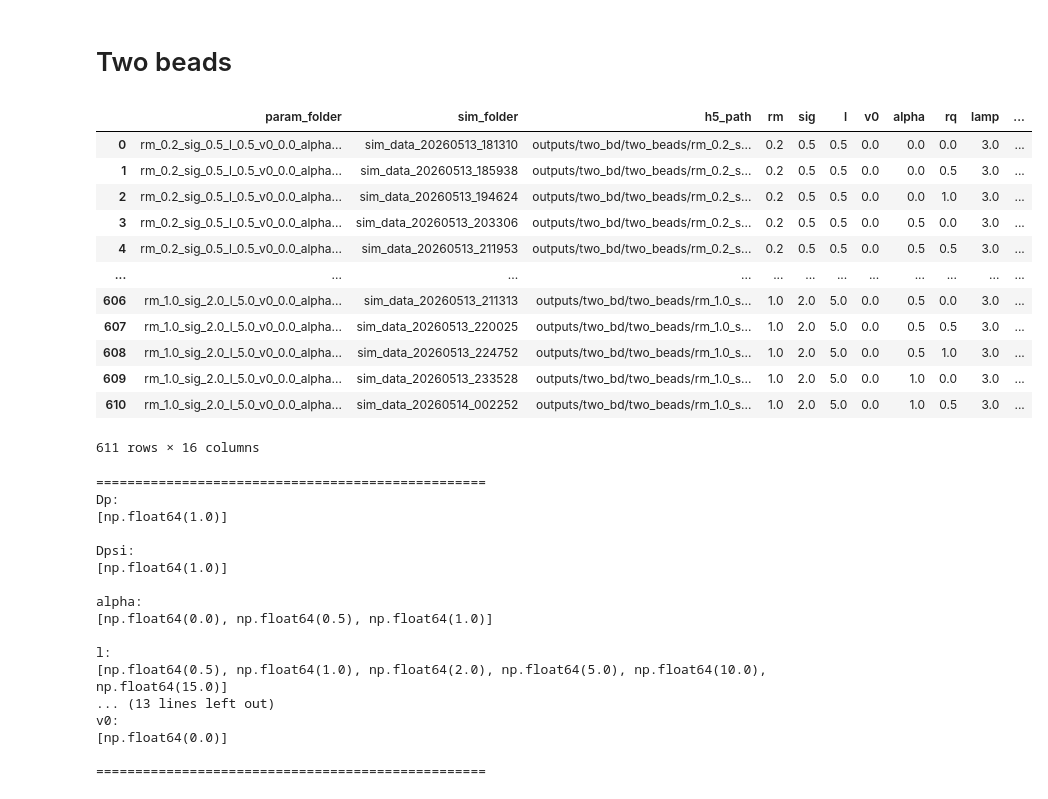
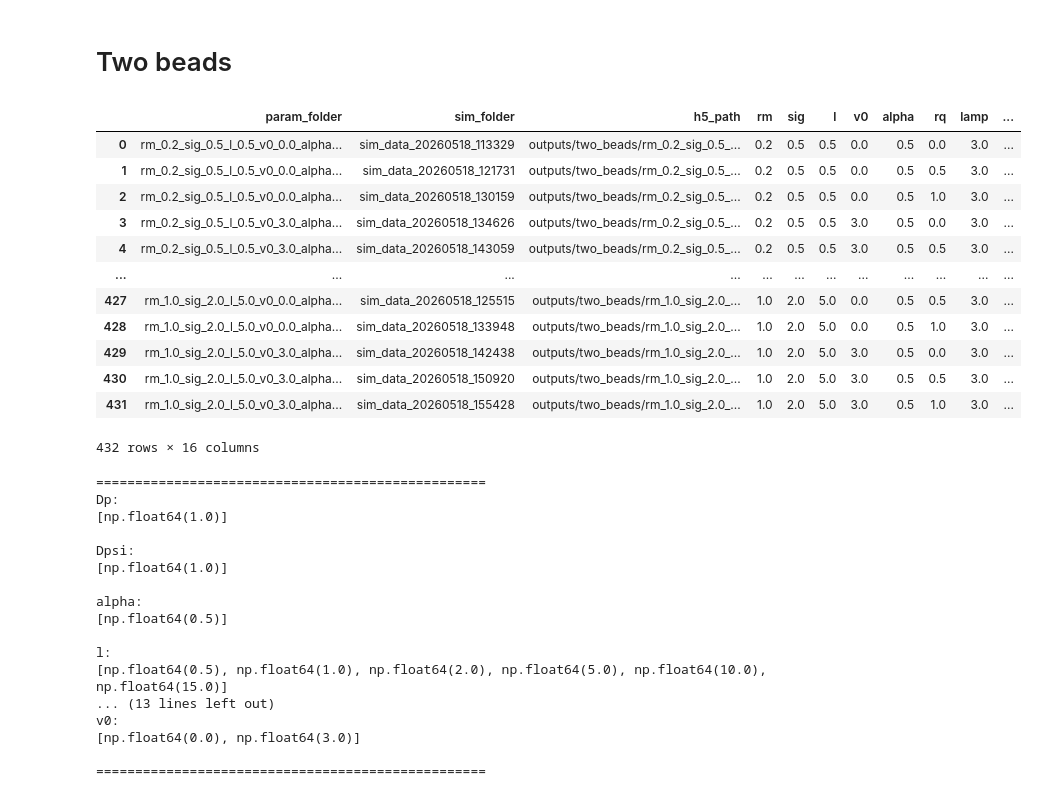
Before and after one commit to pvblop/Memory-Phase-Field-Models, a Jupyter notebook: equation_solver_bd_dist/analysis_sweep.ipynb, the cells around one changed output. Drawn from its saved outputs; the diff is of its cells as text; code cells hidden in the pictures.

```diff
--- a/equation_solver_bd_dist/analysis_sweep.ipynb
+++ b/equation_solver_bd_dist/analysis_sweep.ipynb
@@ -331,7 +331,7 @@ plt.show()
 # %% [markdown]
 # Two beads
 # %%
-base_dir = "outputs/two_bd/two_beads"
+base_dir = "outputs/two_beads"
 
 df = scan(base_dir)
 display(df)
@@ -400,45 +400,45 @@ def print_available_parameters(df):
     ignore = {
         "param_folder",
         "sim_folder",
         "h5_path",
         "area_psi",
         "area_q",
         "max_psi",
         "has_diff",
         "diff",
     }
 
     # Candidate parameter columns
     param_cols = [c for c in df.columns if c not in ignore]
 
     print("=" * 50)
 
     for col in sorted(param_cols):
 
         # Remove NaNs and sort values
         vals = sorted(df[col].dropna().unique())
 
         print(f"{col}:")
         print(vals)
         print()
 
     print("=" * 50)
 
 print_available_parameters(df)
 # %% [output]
 |  | param_folder | sim_folder | h5_path | rm | sig | l | v0 | alpha | rq | lamp | ... |
-| 0 | rm_0.2_sig_0.5_l_0.5_v0_0.0_alpha... | sim_data_20260513_181310 | outputs/two_bd/two_beads/rm_0.2_s... | 0.2 | 0.5 | 0.5 | 0.0 | 0.0 | 0.0 | 3.0 | ... |
-| 1 | rm_0.2_sig_0.5_l_0.5_v0_0.0_alpha... | sim_data_20260513_185938 | outputs/two_bd/two_beads/rm_0.2_s... | 0.2 | 0.5 | 0.5 | 0.0 | 0.0 | 0.5 | 3.0 | ... |
-| 2 | rm_0.2_sig_0.5_l_0.5_v0_0.0_alpha... | sim_data_20260513_194624 | outputs/two_bd/two_beads/rm_0.2_s... | 0.2 | 0.5 | 0.5 | 0.0 | 0.0 | 1.0 | 3.0 | ... |
-| 3 | rm_0.2_sig_0.5_l_0.5_v0_0.0_alpha... | sim_data_20260513_203306 | outputs/two_bd/two_beads/rm_0.2_s... | 0.2 | 0.5 | 0.5 | 0.0 | 0.5 | 0.0 | 3.0 | ... |
-| 4 | rm_0.2_sig_0.5_l_0.5_v0_0.0_alpha... | sim_data_20260513_211953 | outputs/two_bd/two_beads/rm_0.2_s... | 0.2 | 0.5 | 0.5 | 0.0 | 0.5 | 0.5 | 3.0 | ... |
+| 0 | rm_0.2_sig_0.5_l_0.5_v0_0.0_alpha... | sim_data_20260518_113329 | outputs/two_beads/rm_0.2_sig_0.5_... | 0.2 | 0.5 | 0.5 | 0.0 | 0.5 | 0.0 | 3.0 | ... |
+| 1 | rm_0.2_sig_0.5_l_0.5_v0_0.0_alpha... | sim_data_20260518_121731 | outputs/two_beads/rm_0.2_sig_0.5_... | 0.2 | 0.5 | 0.5 | 0.0 | 0.5 | 0.5 | 3.0 | ... |
+| 2 | rm_0.2_sig_0.5_l_0.5_v0_0.0_alpha... | sim_data_20260518_130159 | outputs/two_beads/rm_0.2_sig_0.5_... | 0.2 | 0.5 | 0.5 | 0.0 | 0.5 | 1.0 | 3.0 | ... |
+| 3 | rm_0.2_sig_0.5_l_0.5_v0_3.0_alpha... | sim_data_20260518_134626 | outputs/two_beads/rm_0.2_sig_0.5_... | 0.2 | 0.5 | 0.5 | 3.0 | 0.5 | 0.0 | 3.0 | ... |
+| 4 | rm_0.2_sig_0.5_l_0.5_v0_3.0_alpha... | sim_data_20260518_143059 | outputs/two_beads/rm_0.2_sig_0.5_... | 0.2 | 0.5 | 0.5 | 3.0 | 0.5 | 0.5 | 3.0 | ... |
 | ... | ... | ... | ... | ... | ... | ... | ... | ... | ... | ... | ... |
-| 606 | rm_1.0_sig_2.0_l_5.0_v0_0.0_alpha... | sim_data_20260513_211313 | outputs/two_bd/two_beads/rm_1.0_s... | 1.0 | 2.0 | 5.0 | 0.0 | 0.5 | 0.0 | 3.0 | ... |
-| 607 | rm_1.0_sig_2.0_l_5.0_v0_0.0_alpha... | sim_data_20260513_220025 | outputs/two_bd/two_beads/rm_1.0_s... | 1.0 | 2.0 | 5.0 | 0.0 | 0.5 | 0.5 | 3.0 | ... |
-| 608 | rm_1.0_sig_2.0_l_5.0_v0_0.0_alpha... | sim_data_20260513_224752 | outputs/two_bd/two_beads/rm_1.0_s... | 1.0 | 2.0 | 5.0 | 0.0 | 0.5 | 1.0 | 3.0 | ... |
-| 609 | rm_1.0_sig_2.0_l_5.0_v0_0.0_alpha... | sim_data_20260513_233528 | outputs/two_bd/two_beads/rm_1.0_s... | 1.0 | 2.0 | 5.0 | 0.0 | 1.0 | 0.0 | 3.0 | ... |
-| 610 | rm_1.0_sig_2.0_l_5.0_v0_0.0_alpha... | sim_data_20260514_002252 | outputs/two_bd/two_beads/rm_1.0_s... | 1.0 | 2.0 | 5.0 | 0.0 | 1.0 | 0.5 | 3.0 | ... |
+| 427 | rm_1.0_sig_2.0_l_5.0_v0_0.0_alpha... | sim_data_20260518_125515 | outputs/two_beads/rm_1.0_sig_2.0_... | 1.0 | 2.0 | 5.0 | 0.0 | 0.5 | 0.5 | 3.0 | ... |
+| 428 | rm_1.0_sig_2.0_l_5.0_v0_0.0_alpha... | sim_data_20260518_133948 | outputs/two_beads/rm_1.0_sig_2.0_... | 1.0 | 2.0 | 5.0 | 0.0 | 0.5 | 1.0 | 3.0 | ... |
+| 429 | rm_1.0_sig_2.0_l_5.0_v0_3.0_alpha... | sim_data_20260518_142438 | outputs/two_beads/rm_1.0_sig_2.0_... | 1.0 | 2.0 | 5.0 | 3.0 | 0.5 | 0.0 | 3.0 | ... |
+| 430 | rm_1.0_sig_2.0_l_5.0_v0_3.0_alpha... | sim_data_20260518_150920 | outputs/two_beads/rm_1.0_sig_2.0_... | 1.0 | 2.0 | 5.0 | 3.0 | 0.5 | 0.5 | 3.0 | ... |
+| 431 | rm_1.0_sig_2.0_l_5.0_v0_3.0_alpha... | sim_data_20260518_155428 | outputs/two_beads/rm_1.0_sig_2.0_... | 1.0 | 2.0 | 5.0 | 3.0 | 0.5 | 1.0 | 3.0 | ... |
-611 rows × 16 columns
+432 rows × 16 columns
 ==================================================
 Dp:
 [np.float64(1.0)]
@@ -447,13 +447,13 @@ Dpsi:
 [np.float64(1.0)]
 
 alpha:
-[np.float64(0.0), np.float64(0.5), np.float64(1.0)]
+[np.float64(0.5)]
 
 l:
 [np.float64(0.5), np.float64(1.0), np.float64(2.0), np.float64(5.0), np.float64(10.0), np.float64(15.0)]
 ... (13 lines left out)
 v0:
-[np.float64(0.0)]
+[np.float64(0.0), np.float64(3.0)]
 
 ==================================================
 # %%
```
Also changed, not shown: parts of 5 cells of this notebook.
